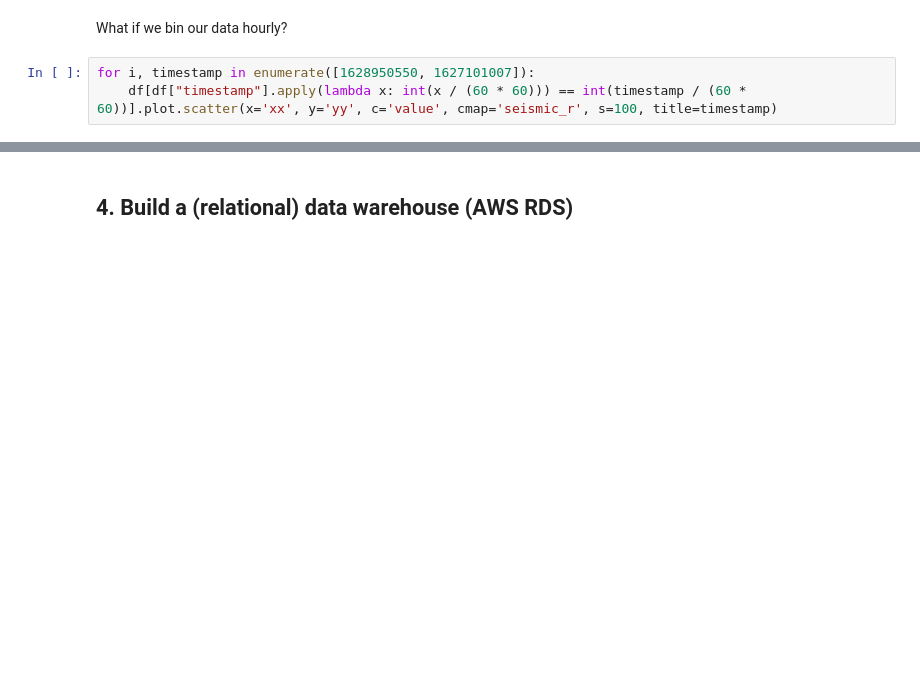
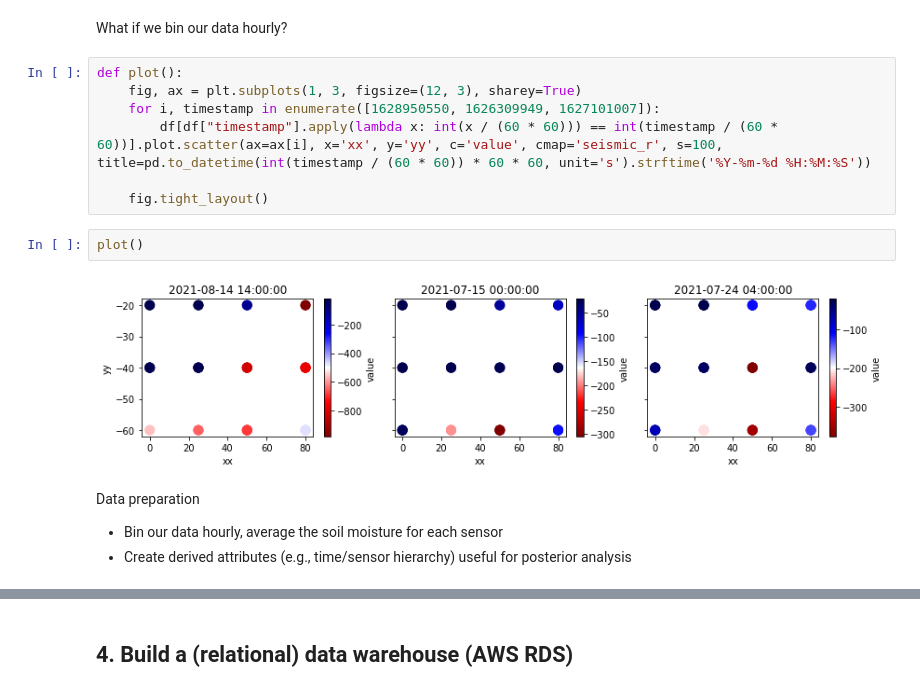
Before and after one commit to w4bo/teaching, a Jupyter notebook: notebooks/02-DataWrangling.ipynb, the cells around one changed output, grey strips where cells are left out. Cells and saved outputs as stored; diff of their text form; blank space fills up the shorter version.

```diff
--- a/notebooks/02-DataWrangling.ipynb
+++ b/notebooks/02-DataWrangling.ipynb
@@ -140,5 +314,17 @@ for i, timestamp in enumerate([1628950550, 1627101007]):
 # %% [markdown]
 What if we bin our data hourly?
 # %%
-for i, timestamp in enumerate([1628950550, 1627101007]):
-    df[df["timestamp"].apply(lambda x: int(x / (60 * 60))) == int(timestamp / (60 * 60))].plot.scatter(x='xx', y='yy', c='value', cmap='seismic_r', s=100, title=timestamp)
+def plot():
+    fig, ax = plt.subplots(1, 3, figsize=(12, 3), sharey=True)
+    for i, timestamp in enumerate([1628950550, 1626309949, 1627101007]):
+        df[df["timestamp"].apply(lambda x: int(x / (60 * 60))) == int(timestamp / (60 * 60))].plot.scatter(ax=ax[i], x='xx', y='yy', c='value', cmap='seismic_r', s=100, title=pd.to_datetime(int(timestamp / (60 * 60)) * 60 * 60, unit='s').strftime('%Y-%m-%d %H:%M:%S'))
+
+    fig.tight_layout()
+# %%
+plot()
+# %% [output]
+[figure, added]
+# %% [markdown]
+Data preparation
+- Bin our data hourly, average the soil moisture for each sensor
+- Create derived attributes (e.g., time/sensor hierarchy) useful for posterior analysis
```
Also changed, not shown: parts of 66 cells of this notebook, 2 other files.
